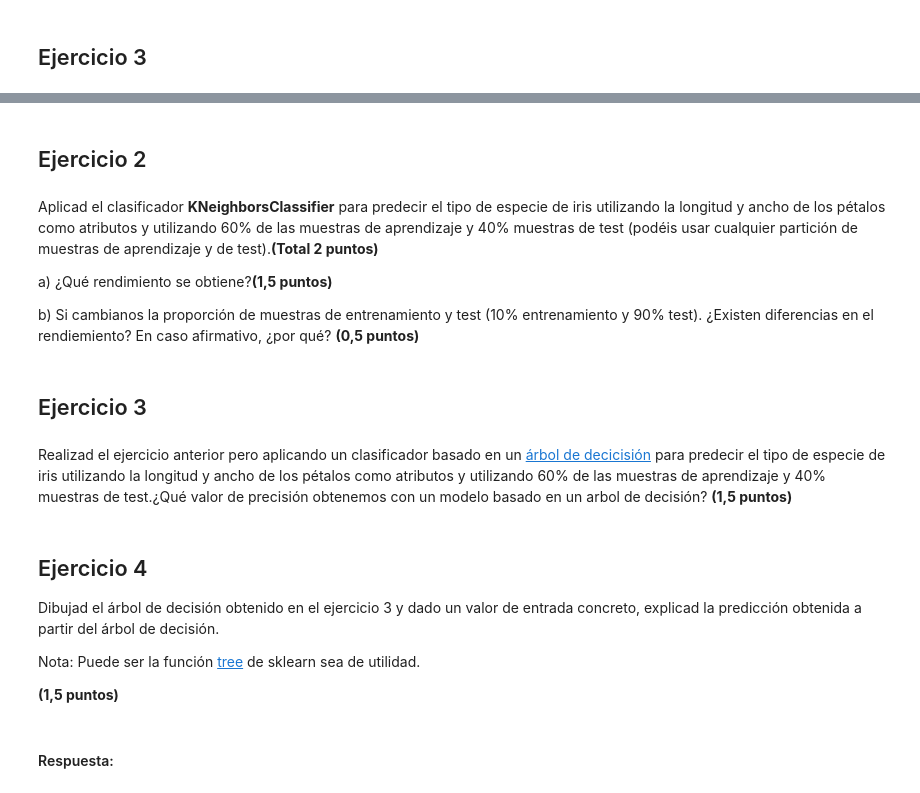
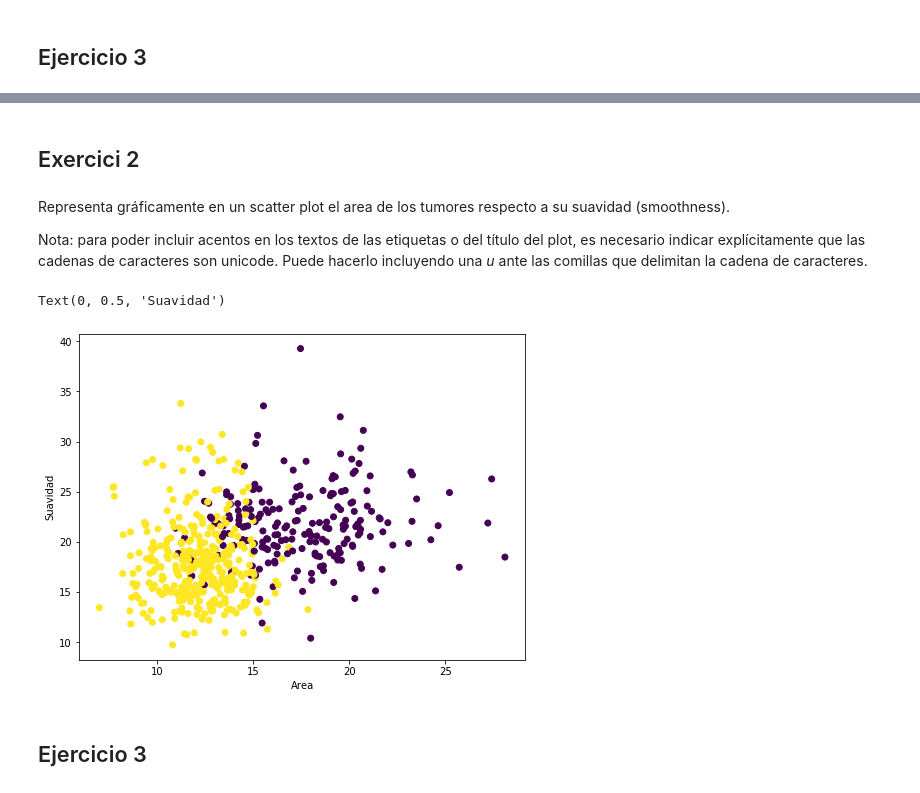
Before and after one commit to bvillenap7/Fundamentos_Data_Science_UOC_PEC7, a Jupyter notebook: prog_datasci_7_analisis_entrega.ipynb, the cells around one changed output, grey strips where cells are left out. Saved outputs shown, nothing was run; the diff lists cells and outputs as text; code cells hidden in the pictures.

```diff
--- a/prog_datasci_7_analisis_entrega.ipynb
+++ b/prog_datasci_7_analisis_entrega.ipynb
@@ -56,0 +171,18 @@ Nota: Cread un dataframe con los datos de iris.data y iris.target para plotear v
+# %%
+from sklearn import datasets
+
+# Carga el dataset breast_cancer
+
+diagnostics = datasets.load_breast_cancer()
+
+def describe_diagnostics():
+    #Inicialitzem el diccionari
+    diccionario = {}
+    #Assignem a cada atribut el valor corresponent segons al dataset breast_cancer
+    diccionario["categorias"] = diagnostics.target_names
+    diccionario["atributos"] = diagnostics.feature_names
+    diccionario["num_muestras"] = len(diagnostics.data)
+
+    return diccionario
+
+print(describe_diagnostics())
@@ -57,8 +200,2 @@ Nota: Cread un dataframe con los datos de iris.data y iris.target para plotear v
 # %% [markdown]
-## Ejercicio 2
+## Exercici 2
-# %% [markdown]
-Aplicad el clasificador **KNeighborsClassifier** para predecir el tipo de especie de iris utilizando la longitud y ancho de los pétalos como atributos y utilizando 60% de las muestras de aprendizaje y 40% muestras de test (podéis usar cualquier partición de muestras de aprendizaje y de test).**(Total 2 puntos)**
-
-a) ¿Qué rendimiento se obtiene?**(1,5 puntos)**
-
-b) Si cambianos la proporción de muestras de entrenamiento y test (10% entrenamiento y 90% test). ¿Existen diferencias en el rendiemiento? En caso afirmativo, ¿por qué? **(0,5 puntos)**
@@ -67,5 +202,38 @@ b) Si cambianos la proporción de muestras de entrenamiento y test (10% entrenam
+# %% [markdown]
+Representa gráficamente en un scatter plot el area de los tumores respecto a su suavidad (smoothness).
+
+Nota: para poder incluir acentos en los textos de las etiquetas o del título del plot, es necesario indicar explícitamente que las cadenas de caracteres son unicode. Puede hacerlo incluyendo una _u_ ante las comillas que delimitan la cadena de caracteres.
+# %%
+%matplotlib inline
+
+#Importamos las librerías
+
+import matplotlib.pyplot as plt
+from sklearn import datasets
+
+# Importamos el dataset
+
+diagnostics=datasets.load_breast_cancer()
+
+Area = diagnostics.data[:,0]
+
+Smoothness = diagnostics.data[:,1]
+
+Y = diagnostics.target
+
+# Creamos la figura
+
+plt.figure(1, figsize=(8,6))
+
+plt.clf()
+
+# Asignamos colores según el tipo
+
+plt.scatter(Area,Smoothness,c=Y)
+plt.xlabel(u'Area')
+plt.ylabel(u'Suavidad')
+# %% [output]
+Text(0, 0.5, 'Suavidad')
+[figure, added]
 # %% [markdown]
 ## Ejercicio 3
-# %% [markdown]
-Realizad el ejercicio anterior pero aplicando un clasificador basado en un [árbol de decicisión](https://es.wikipedia.org/wiki/Árbol_de_decisión)
-para predecir el tipo de especie de iris utilizando la longitud y ancho de los pétalos como atributos y utilizando 60% de las muestras de aprendizaje y 40% muestras de test.¿Qué valor de precisión obtenemos con un modelo basado en un arbol de decisión? **(1,5 puntos)**
@@ -74,10 +239,0 @@ para predecir el tipo de especie de iris utilizando la longitud y ancho de los p
-# %% [markdown]
-## Ejercicio 4
-
-Dibujad el árbol de decisión obtenido en el ejercicio 3 y dado un valor de entrada concreto, explicad la predicción obtenida a partir del árbol de decisión.
-
-Nota: Puede ser la función [tree](https://scikit-learn.org/stable/modules/tree.html) de sklearn sea de utilidad.
-
-**(1,5 puntos)**
-# %% [markdown]
-#### Respuesta:
```
Also changed, not shown: parts of 59 cells of this notebook, 2 other files.
